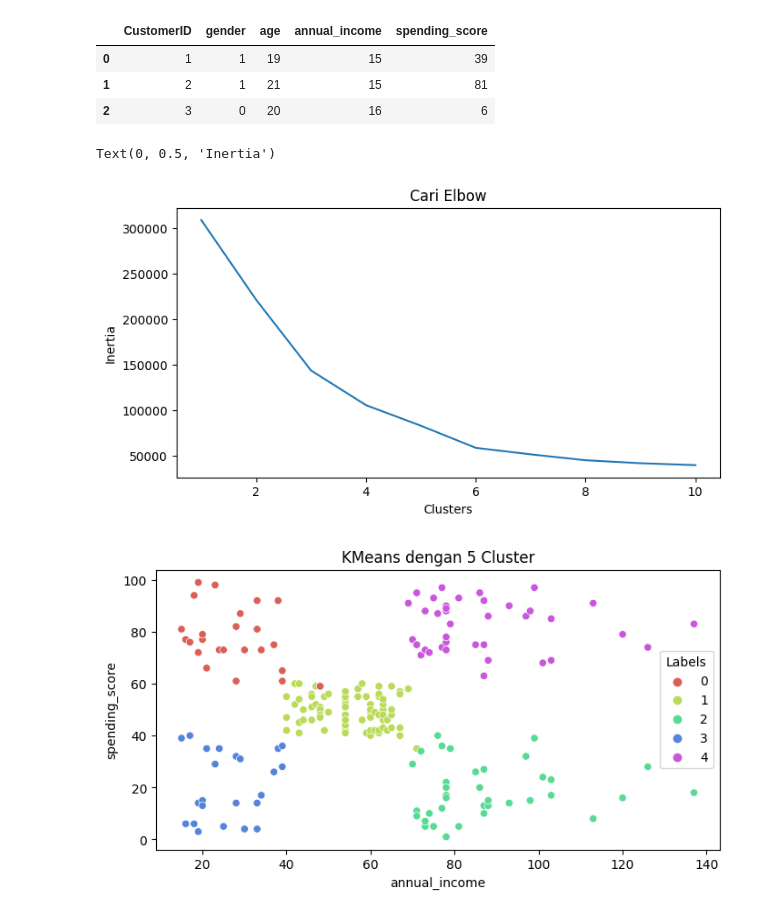
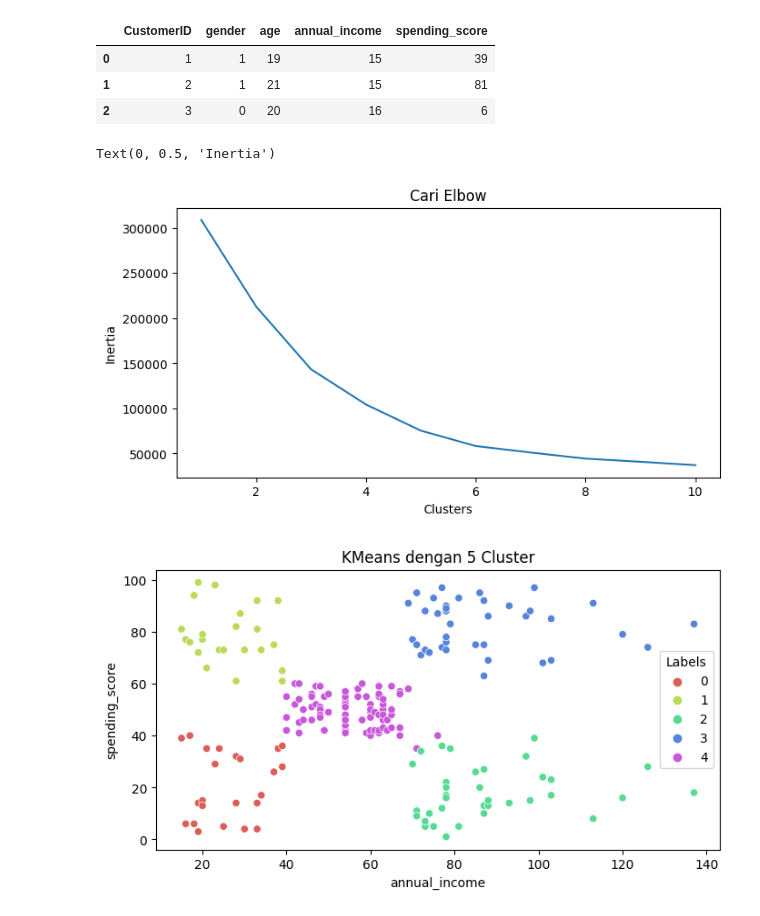
Before and after one commit to driansee/ml-learn, a Jupyter notebook: ml-pemula/Latihan7_SKLearnK_means.ipynb, the cells around one changed output. Saved outputs shown, nothing was run; the diff lists cells and outputs as text; code cells hidden in the pictures.

Commit message:
style: perubahan code n_init="auto" menjadi n_init=10 dan pemindahan %matplotlib inline ke baris paling atas

```diff
--- a/ml-pemula/Latihan7_SKLearnK_means.ipynb
+++ b/ml-pemula/Latihan7_SKLearnK_means.ipynb
@@ -33,7 +34,8 @@ df.head(3)
 | 2 | 3 | Female | 20 | 16 | 6 |
 # %%
 # Ubah nama kolom
-df = df.rename(columns={'Gender': 'gender','Age': 'age',
+df = df.rename(columns={'Gender': 'gender',
+                        'Age': 'age',
                         'Annual Income (k$)': 'annual_income',
                         'Spending Score (1-100)': 'spending_score'})
 
@@ -54,10 +56,8 @@ X = df.drop(['CustomerID', 'gender'], axis=1)
 # Membuat list yang berisi inertia
 clusters= []
 for i in range(1, 11):
-    km = KMeans(n_clusters=i, n_init="auto").fit(X)
+    km = KMeans(n_clusters=i, n_init=10).fit(X)
     clusters.append(km.inertia_)
-
-%matplotlib inline
 
 # Membuat plot inertia
 fig, ax = plt.subplots(figsize=(8, 4))
@@ -67,19 +67,19 @@ ax.set_xlabel('Clusters')
 ax.set_ylabel('Inertia')
 # %% [output]
 Text(0, 0.5, 'Inertia')
-[figure, old version]
+[figure, new version]
 # %%
 # Membuat objek KMeans
-km5 = KMeans(n_clusters=5, n_init="auto").fit(X)
+km5 = KMeans(n_clusters=5, n_init=10).fit(X)
 
 # Menambahkan kolom label pada dataset
 X['Labels'] = km5.labels_
 
 # Membuat plot KMeans dengan 5 klaster
 plt.figure(figsize=(8, 4))
 sns.scatterplot(x=X['annual_income'], y=X['spending_score'], hue=X['Labels'],
                 palette=sns.color_palette('hls', 5))
 plt.title('KMeans dengan 5 Cluster')
 plt.show()
 # %% [output]
-[figure, old version]
+[figure, new version]
```
Also changed, not shown: parts of 1 cell of this notebook.
